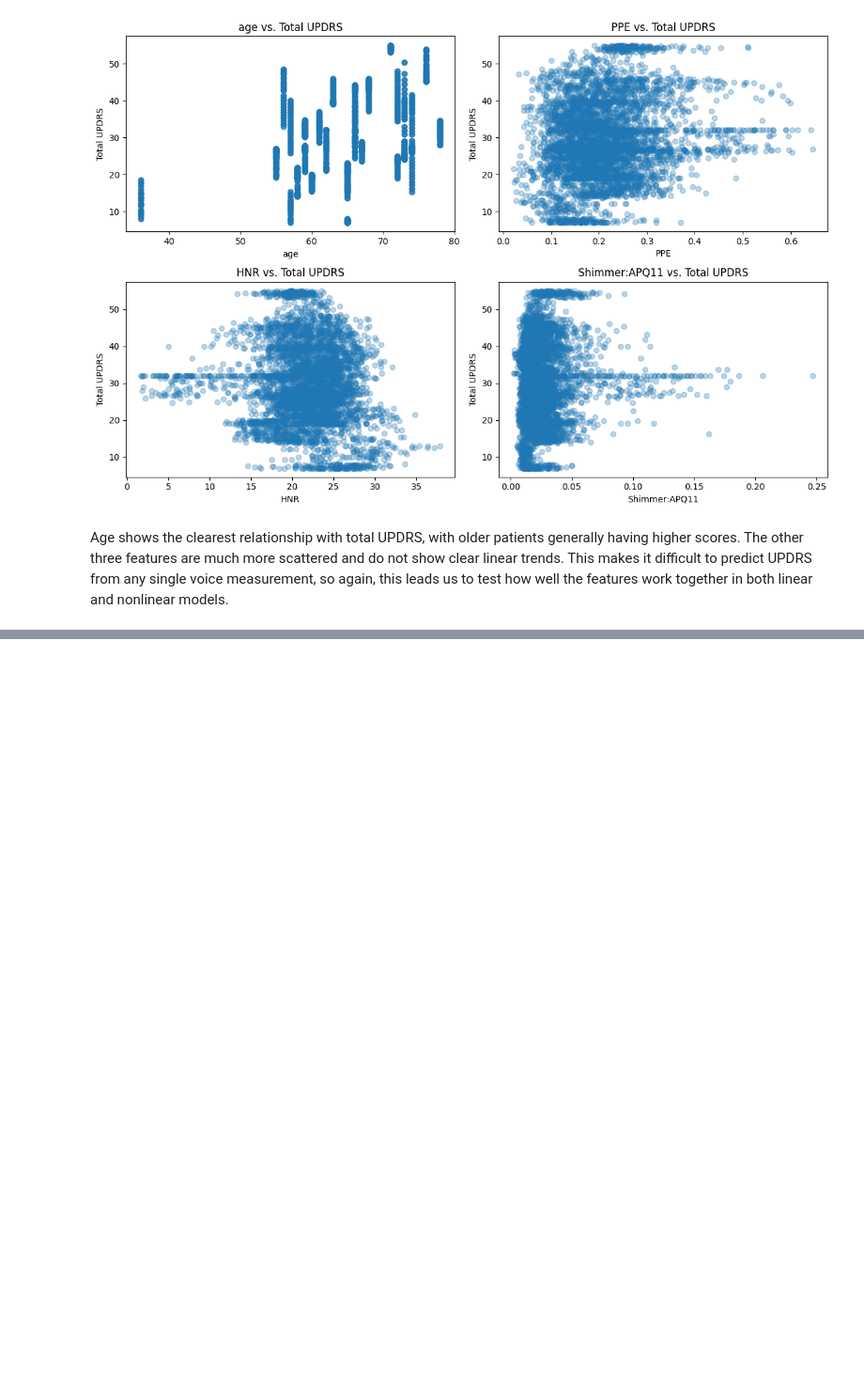
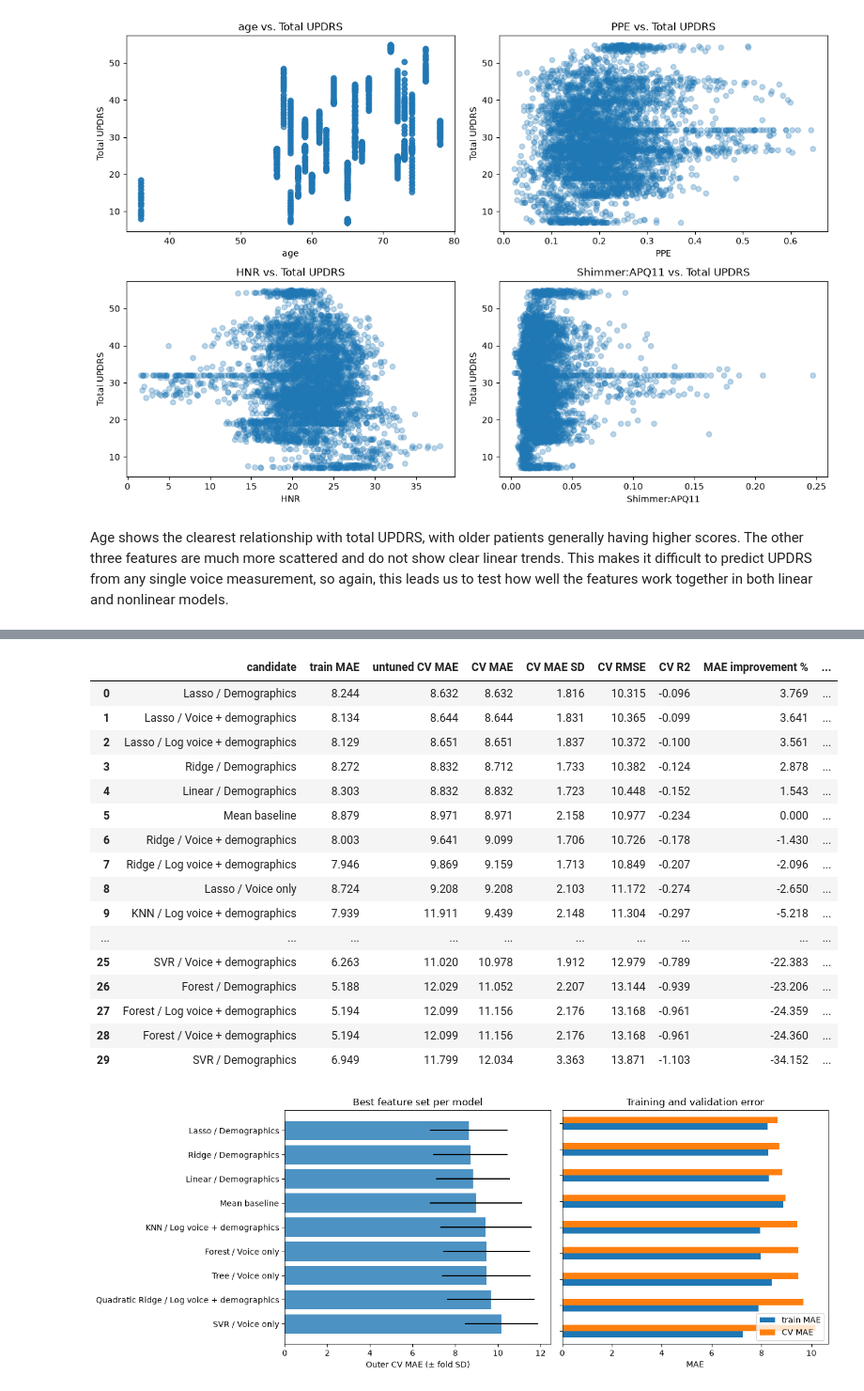
Before and after one commit to Lukedhenderson/parkinsons, a Jupyter notebook: notebook.ipynb, the cells around one changed output, grey strips where cells are left out. Shown at 94% size. Saved outputs shown, nothing was run; the diff lists cells and outputs as text; code cells hidden in the pictures; blank space fills up the shorter version.

```diff
--- a/notebook.ipynb
+++ b/notebook.ipynb
@@ -895,8 +337,0 @@ Results for every model and feature group on the shared folds. MAE is the main m
-# %%
-comparison = pd.DataFrame(results)
-comparison["overfitting"] = comparison["CV MAE"] > 1.25 * comparison["train MAE"]
-
-pd.set_option("display.max_colwidth", None)
-for group in feature_groups:
-    print(group)
-    display(comparison[comparison["feature group"] == group].sort_values("CV MAE"))
@@ -990,0 +346,12 @@ for group in feature_groups:
+# %%
+import numpy as np
+import pandas as pd
+import matplotlib.pyplot as plt
+from IPython.display import display
+from modeling_workflow import load_split, compare_models, final_evaluation
+
+X_train, X_test, y_train, y_test, groups_train, groups_test = load_split()
+print(f"Training: {len(X_train)} recordings, {groups_train.nunique()} patients")
+print(f"Test: {len(X_test)} recordings, {groups_test.nunique()} patients")
+assert set(groups_train).isdisjoint(groups_test)
+assert not {"subject#", "motor_UPDRS", "total_UPDRS"}.intersection(X_train.columns)
@@ -990,0 +369,2 @@ for group in feature_groups:
+# %%
+comparison, specs = compare_models(X_train, y_train, groups_train)
@@ -990,0 +400,33 @@ for group in feature_groups:
+# %%
+display(comparison.round(3))
+comparison.to_csv("model_comparison.csv", index=False)
+
+best_by_model = comparison.assign(family=comparison.candidate.str.split(" / ").str[0]).drop_duplicates("family")
+fig, axes = plt.subplots(1, 2, figsize=(13, 5))
+plot = best_by_model.sort_values("CV MAE", ascending=False)
+axes[0].barh(plot.candidate, plot["CV MAE"], xerr=plot["CV MAE SD"], alpha=.8)
+axes[0].set(xlabel="Outer CV MAE (± fold SD)", title="Best feature set per model")
+plot.set_index("candidate")[["train MAE", "CV MAE"]].plot.barh(ax=axes[1])
+axes[1].set(xlabel="MAE", ylabel="", title="Training and validation error")
+axes[1].set_yticklabels([])
+plt.tight_layout()
+plt.show()
+# %% [output]
+|  | candidate | train MAE | untuned CV MAE | CV MAE | CV MAE SD | CV RMSE | CV R2 | MAE improvement % | ... |
+| 0 | Lasso / Demographics | 8.244 | 8.632 | 8.632 | 1.816 | 10.315 | -0.096 | 3.769 | ... |
+| 1 | Lasso / Voice + demographics | 8.134 | 8.644 | 8.644 | 1.831 | 10.365 | -0.099 | 3.641 | ... |
+| 2 | Lasso / Log voice + demographics | 8.129 | 8.651 | 8.651 | 1.837 | 10.372 | -0.100 | 3.561 | ... |
+| 3 | Ridge / Demographics | 8.272 | 8.832 | 8.712 | 1.733 | 10.382 | -0.124 | 2.878 | ... |
+| 4 | Linear / Demographics | 8.303 | 8.832 | 8.832 | 1.723 | 10.448 | -0.152 | 1.543 | ... |
+| 5 | Mean baseline | 8.879 | 8.971 | 8.971 | 2.158 | 10.977 | -0.234 | 0.000 | ... |
+| 6 | Ridge / Voice + demographics | 8.003 | 9.641 | 9.099 | 1.706 | 10.726 | -0.178 | -1.430 | ... |
+| 7 | Ridge / Log voice + demographics | 7.946 | 9.869 | 9.159 | 1.713 | 10.849 | -0.207 | -2.096 | ... |
+| 8 | Lasso / Voice only | 8.724 | 9.208 | 9.208 | 2.103 | 11.172 | -0.274 | -2.650 | ... |
+| 9 | KNN / Log voice + demographics | 7.939 | 11.911 | 9.439 | 2.148 | 11.304 | -0.297 | -5.218 | ... |
+| ... | ... | ... | ... | ... | ... | ... | ... | ... | ... |
+| 25 | SVR / Voice + demographics | 6.263 | 11.020 | 10.978 | 1.912 | 12.979 | -0.789 | -22.383 | ... |
+| 26 | Forest / Demographics | 5.188 | 12.029 | 11.052 | 2.207 | 13.144 | -0.939 | -23.206 | ... |
+| 27 | Forest / Log voice + demographics | 5.194 | 12.099 | 11.156 | 2.176 | 13.168 | -0.961 | -24.359 | ... |
+| 28 | Forest / Voice + demographics | 5.194 | 12.099 | 11.156 | 2.176 | 13.168 | -0.961 | -24.360 | ... |
+| 29 | SVR / Demographics | 6.949 | 11.799 | 12.034 | 3.363 | 13.871 | -1.103 | -34.152 | ... |
+[figure, added]
```
Also changed, not shown: parts of 86 cells of this notebook, 7 other files.
